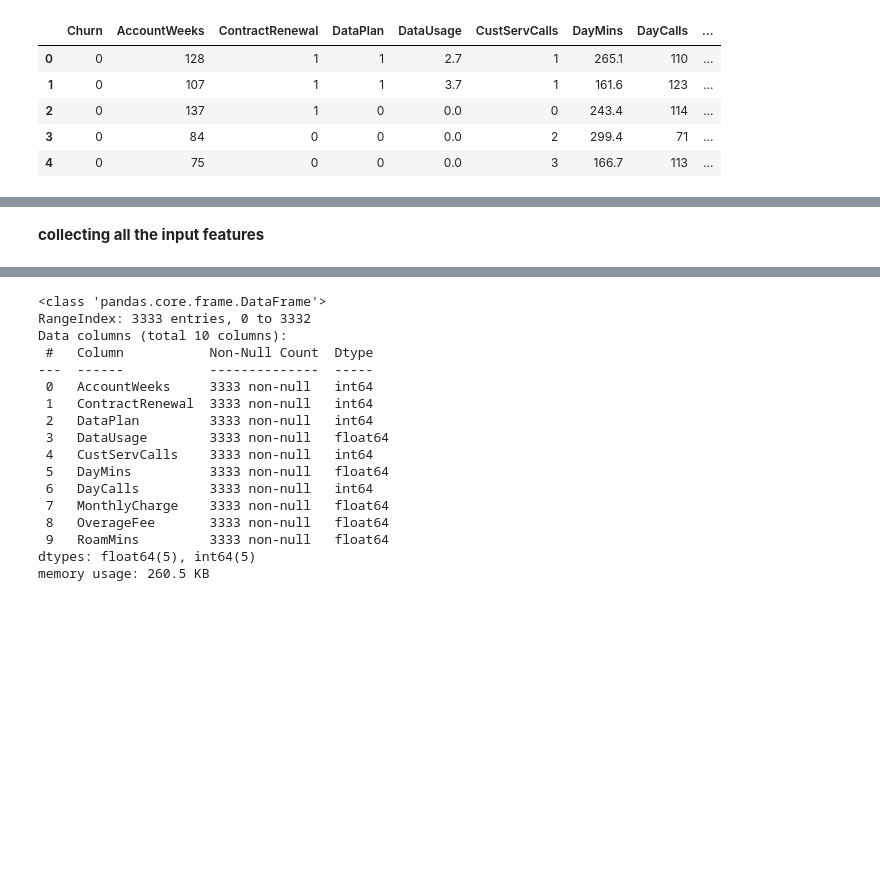
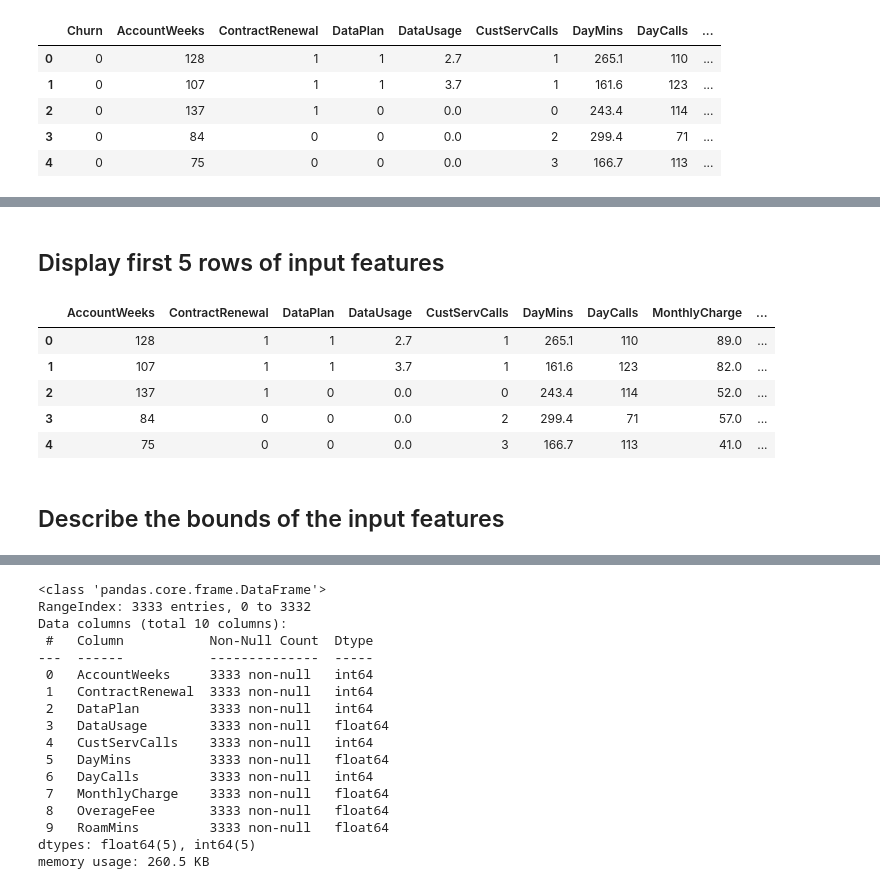
Before and after one commit to oliyoung/oliyoung, a Jupyter notebook: Assessment_2a.ipynb, the cells around one changed output, grey strips where cells are left out. Drawn from its saved outputs; the diff is of its cells as text; code cells hidden in the pictures; blank space fills up the shorter version.

```diff
--- a/Assessment_2a.ipynb
+++ b/Assessment_2a.ipynb
@@ -61,2 +72,13 @@ import numpy as np
+# %% [markdown]
+## Display first 5 rows of input features
+# %%
+input_features.head()
+# %% [output]
+|  | AccountWeeks | ContractRenewal | DataPlan | DataUsage | CustServCalls | DayMins | DayCalls | MonthlyCharge | ... |
+| 0 | 128 | 1 | 1 | 2.7 | 1 | 265.1 | 110 | 89.0 | ... |
+| 1 | 107 | 1 | 1 | 3.7 | 1 | 161.6 | 123 | 82.0 | ... |
+| 2 | 137 | 1 | 0 | 0.0 | 0 | 243.4 | 114 | 52.0 | ... |
+| 3 | 84 | 0 | 0 | 0.0 | 2 | 299.4 | 71 | 57.0 | ... |
+| 4 | 75 | 0 | 0 | 0.0 | 3 | 166.7 | 113 | 41.0 | ... |
 # %% [markdown]
-**collecting all the input features**
+## Describe the bounds of the input features
```
Also changed, not shown: parts of 46 cells of this notebook.
